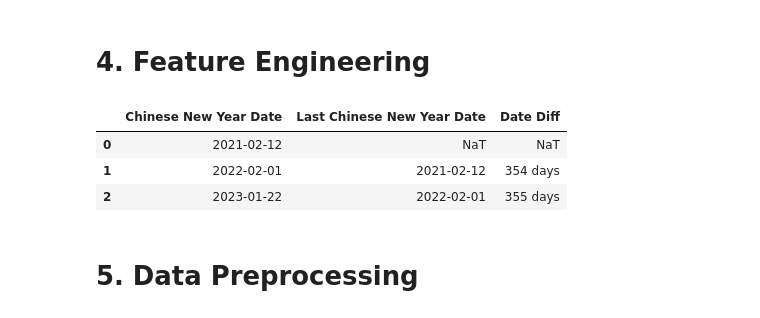
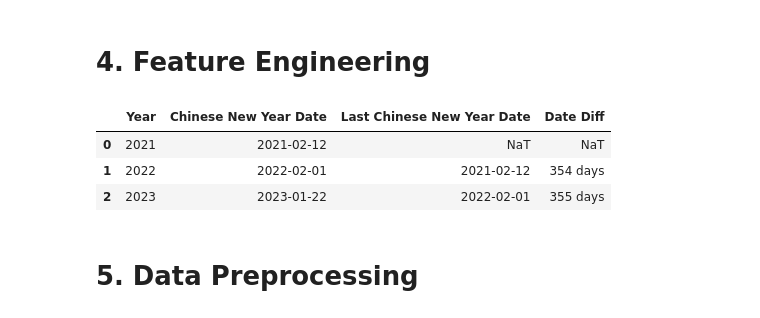
Before and after one commit to prattapong/Data-Science-Portfolio, a Jupyter notebook: Projects/Supermaket Sales Data/code/1.2 XGBoost Feature Engineering and Training over Category.ipynb, the cells around one changed output. Cells and saved outputs as stored; diff of their text form; code cells hidden in the pictures.

Commit message:
update new year

```diff
--- a/Projects/Supermaket Sales Data/code/1.2 XGBoost Feature Engineering and Training over Category.ipynb
+++ b/Projects/Supermaket Sales Data/code/1.2 XGBoost Feature Engineering and Training over Category.ipynb
@@ -133,38 +133,38 @@ def get_chinese_new_year_dates(start_year, end_year):
     chinese_new_year_dates = []
 
     for year in range(start_year, end_year + 1):
         lunar_date = LunarDate(year, 1, 1)
         cny_date = pd.Timestamp(lunar_date.toSolarDate())
 
-        chinese_new_year_dates.append({'Chinese New Year Date': cny_date})
+        chinese_new_year_dates.append({'Year': year, 'Chinese New Year Date': cny_date})
 
     chinese_new_year_df = pd.DataFrame(chinese_new_year_dates)
     chinese_new_year_df['Last Chinese New Year Date'] = chinese_new_year_df['Chinese New Year Date'].shift(1)
     chinese_new_year_df['Date Diff'] = chinese_new_year_df['Chinese New Year Date'] - chinese_new_year_df['Last Chinese New Year Date']
 
     return chinese_new_year_df
 
 def get_chinese_new_year_period(df, days):
     days = 7
     new_years = df['Chinese New Year Date'].unique()
     for new_year in new_years:
         for day in range(-days, days + 1):
             if day != 0:
                 df = pd.concat([df, pd.DataFrame({'Chinese New Year Date': [new_year + timedelta(days = day)]})],
                                axis = 0,
                                ignore_index = True)
     return df
 
 df_chinese_new_year = get_chinese_new_year_dates(2021, 2023)
 df_chinese_new_year_period = get_chinese_new_year_period(df = df_chinese_new_year, days = 7)
 
 display(df_chinese_new_year)
 # display(df_chinese_new_year_period)
 # %% [output]
-|  | Chinese New Year Date | Last Chinese New Year Date | Date Diff |
-| 0 | 2021-02-12 | NaT | NaT |
-| 1 | 2022-02-01 | 2021-02-12 | 354 days |
-| 2 | 2023-01-22 | 2022-02-01 | 355 days |
+|  | Year | Chinese New Year Date | Last Chinese New Year Date | Date Diff |
+| 0 | 2021 | 2021-02-12 | NaT | NaT |
+| 1 | 2022 | 2022-02-01 | 2021-02-12 | 354 days |
+| 2 | 2023 | 2023-01-22 | 2022-02-01 | 355 days |
 # %% [markdown]
 # 5. Data Preprocessing
 # %% [markdown]
```
